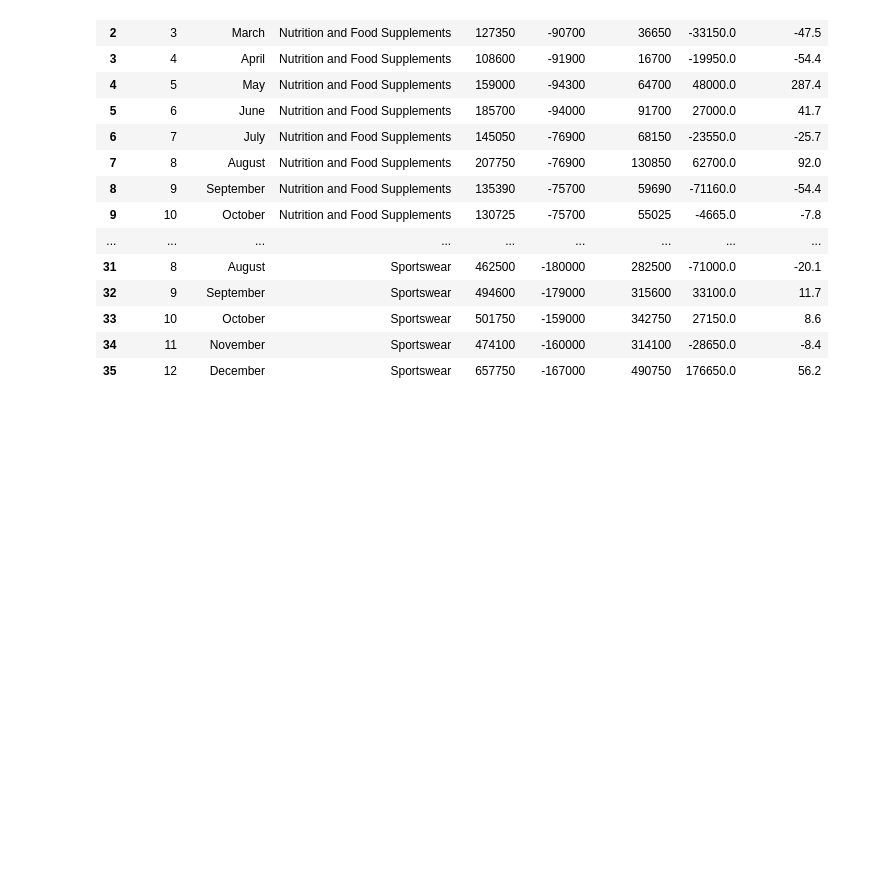
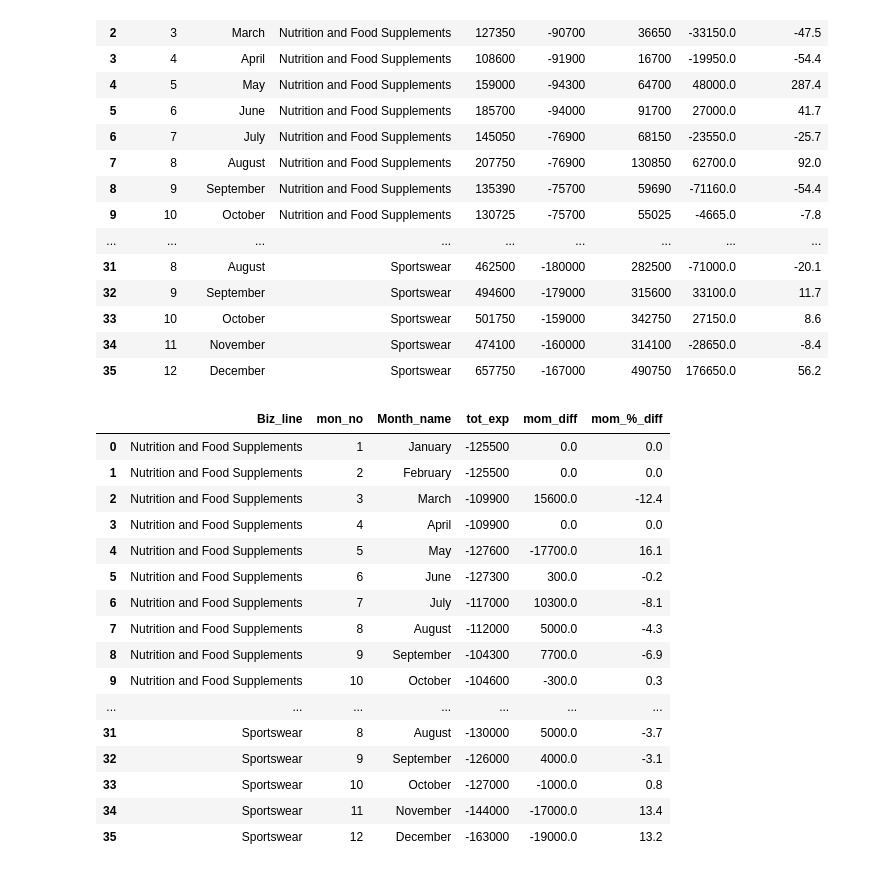
Before and after one commit to djibril968/Python_projects, a Jupyter notebook: Onyx_Financial_Analysis.ipynb, the cells around one changed output. Saved outputs shown, nothing was run; the diff lists cells and outputs as text; code cells hidden in the pictures; blank space fills up the shorter version.

```diff
--- a/Onyx_Financial_Analysis.ipynb
+++ b/Onyx_Financial_Analysis.ipynb
@@ -752,3 +752,40 @@ gp_trend
 | 33 | 10 | October | Sportswear | 501750 | -159000 | 342750 | 27150.0 | 8.6 |
 | 34 | 11 | November | Sportswear | 474100 | -160000 | 314100 | -28650.0 | -8.4 |
 | 35 | 12 | December | Sportswear | 657750 | -167000 | 490750 | 176650.0 | 56.2 |
+# %%
+# Operating Expenses analysis OPEX
+
+opex_extract = trend_exp_extract.loc[trend_exp_extract['Rev_exp_group'] == 'Opex', ['Month_name', 'mon_no', 'Biz_line', 'Expense_subgroup', 'Amount']]
+opex_extract
+
+#opex across business lines
+
+opex_biz_line = opex_extract.groupby(['mon_no','Month_name','Biz_line'])['Amount'].sum().reset_index(name = 'tot').sort_values(['Biz_line','mon_no'],ascending = [True, True])
+
+#total ebit by across business lines by month
+
+opex_by_mon = opex_extract.groupby(['Biz_line', 'mon_no', 'Month_name'])['Amount'].sum().reset_index(name = 'tot_exp').sort_values(['Biz_line', 'mon_no', 'tot_exp'], ascending = [True, True, False])
+opex_by_mon.head()
+
+
+# month over month difference in ebit across business lines
+mom_opex = opex_by_mon.groupby('Biz_line').apply(exp_mom_cal_and_pct).reset_index(drop= True)
+mom_opex
+# %% [output]
+|  | Biz_line | mon_no | Month_name | tot_exp | mom_diff | mom_%_diff |
+| 0 | Nutrition and Food Supplements | 1 | January | -125500 | 0.0 | 0.0 |
+| 1 | Nutrition and Food Supplements | 2 | February | -125500 | 0.0 | 0.0 |
+| 2 | Nutrition and Food Supplements | 3 | March | -109900 | 15600.0 | -12.4 |
+| 3 | Nutrition and Food Supplements | 4 | April | -109900 | 0.0 | 0.0 |
+| 4 | Nutrition and Food Supplements | 5 | May | -127600 | -17700.0 | 16.1 |
+| 5 | Nutrition and Food Supplements | 6 | June | -127300 | 300.0 | -0.2 |
+| 6 | Nutrition and Food Supplements | 7 | July | -117000 | 10300.0 | -8.1 |
+| 7 | Nutrition and Food Supplements | 8 | August | -112000 | 5000.0 | -4.3 |
+| 8 | Nutrition and Food Supplements | 9 | September | -104300 | 7700.0 | -6.9 |
+| 9 | Nutrition and Food Supplements | 10 | October | -104600 | -300.0 | 0.3 |
+| ... | ... | ... | ... | ... | ... | ... |
+| 31 | Sportswear | 8 | August | -130000 | 5000.0 | -3.7 |
+| 32 | Sportswear | 9 | September | -126000 | 4000.0 | -3.1 |
+| 33 | Sportswear | 10 | October | -127000 | -1000.0 | 0.8 |
+| 34 | Sportswear | 11 | November | -144000 | -17000.0 | 13.4 |
+| 35 | Sportswear | 12 | December | -163000 | -19000.0 | 13.2 |
```
Also changed, not shown: parts of 7 cells of this notebook.
